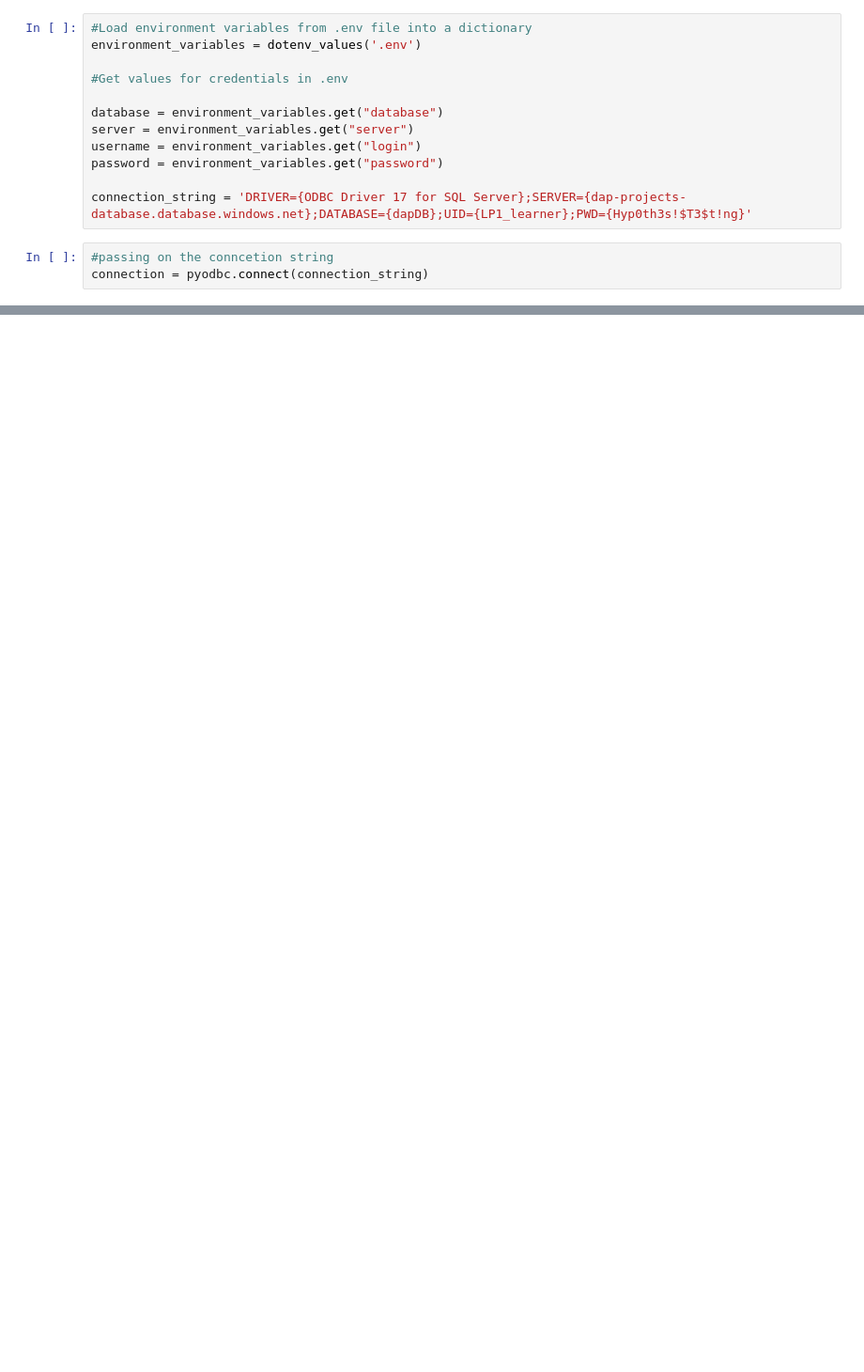
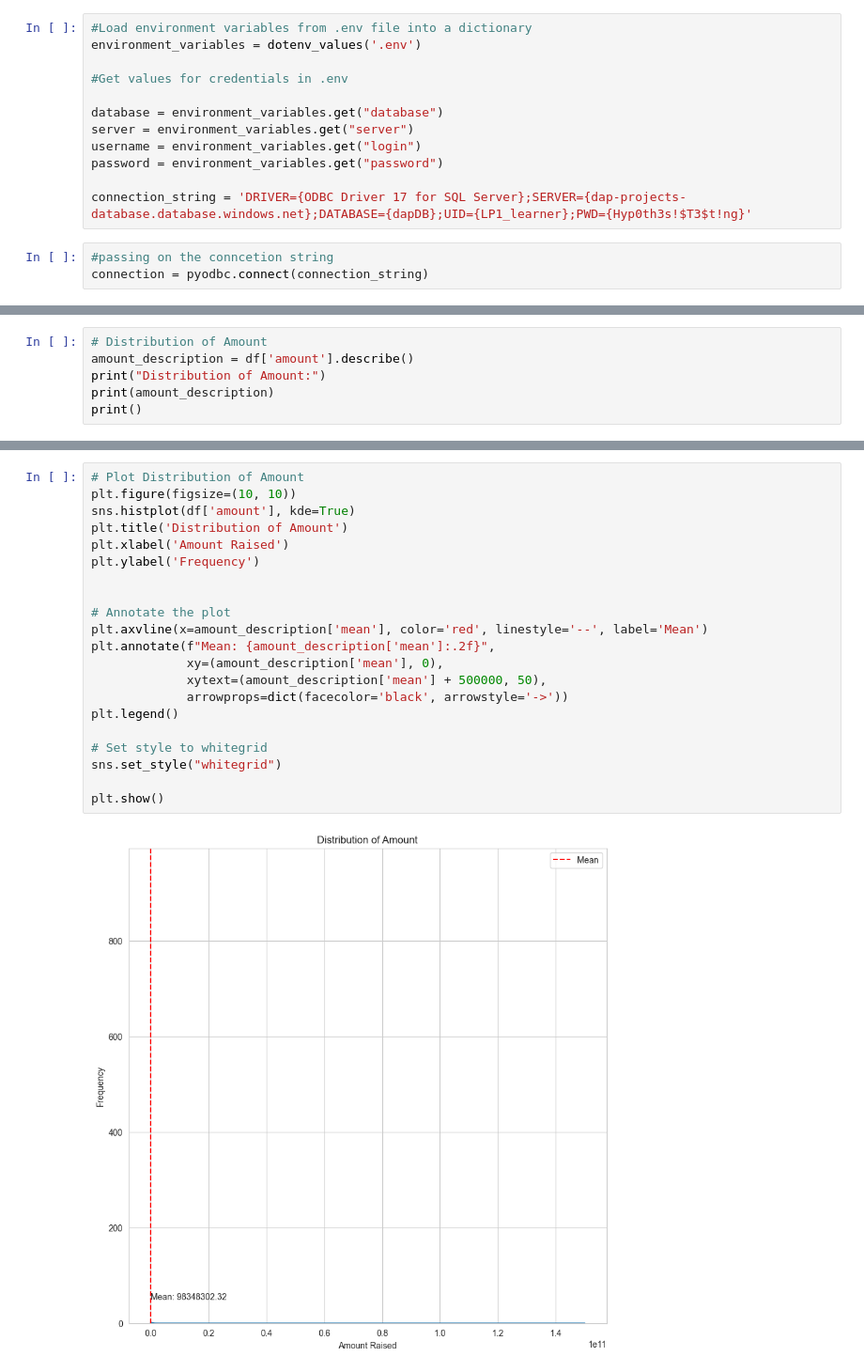
Before and after one commit to Zorbes/Indian-Startups-Analysis, a Jupyter notebook: Notebooks/main.ipynb, the cells around one changed output, grey strips where cells are left out. Shown: that part at 94% size. Saved outputs shown, nothing was run; the diff lists cells and outputs as text; blank space fills up the shorter version.

```diff
--- a/Notebooks/main.ipynb
+++ b/Notebooks/main.ipynb
@@ -181,0 +2359,6 @@ df.drop_duplicates()
+# %%
+# Distribution of Amount
+amount_description = df['amount'].describe()
+print("Distribution of Amount:")
+print(amount_description)
+print()
@@ -181,0 +2376,23 @@ df.drop_duplicates()
+# %%
+# Plot Distribution of Amount
+plt.figure(figsize=(10, 10))
+sns.histplot(df['amount'], kde=True)
+plt.title('Distribution of Amount')
+plt.xlabel('Amount Raised')
+plt.ylabel('Frequency')
+
+
+# Annotate the plot
+plt.axvline(x=amount_description['mean'], color='red', linestyle='--', label='Mean')
+plt.annotate(f"Mean: {amount_description['mean']:.2f}",
+             xy=(amount_description['mean'], 0),
+             xytext=(amount_description['mean'] + 500000, 50),
+             arrowprops=dict(facecolor='black', arrowstyle='->'))
+plt.legend()
+
+# Set style to whitegrid
+sns.set_style("whitegrid")
+
+plt.show()
+# %% [output]
+[figure, added]
```
Also changed, not shown: parts of 175 cells of this notebook, 1 other file.
